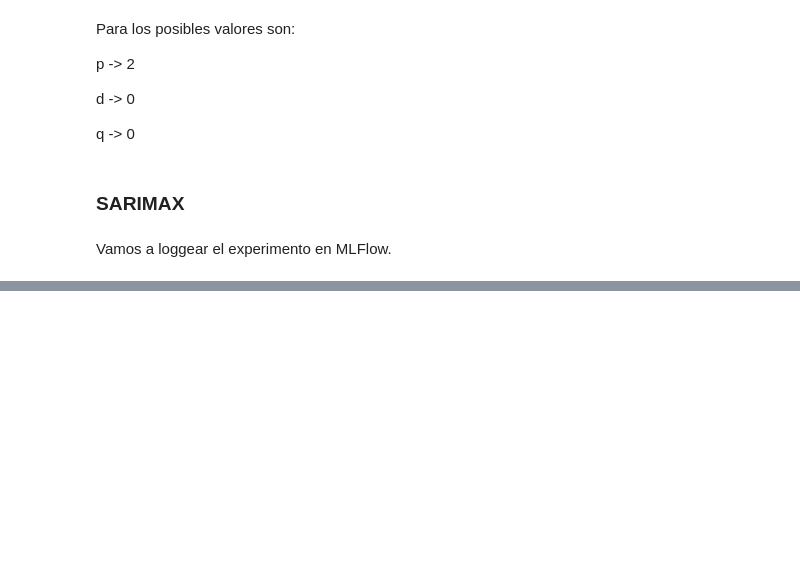
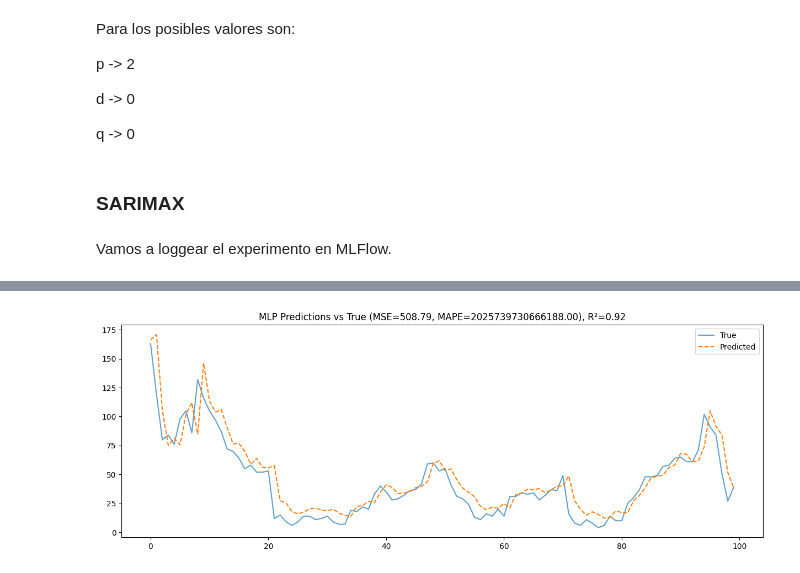
Before and after one commit to daduke1/proyecto-modelos, a Jupyter notebook: regression.ipynb, the cells around one changed output, grey strips where cells are left out. Saved outputs shown, nothing was run; the diff lists cells and outputs as text; code cells hidden in the pictures; blank space fills up the shorter version.

```diff
--- a/regression.ipynb
+++ b/regression.ipynb
@@ -1214,0 +1314,10 @@ El modelo SARIMAX dió las siguientes métricas:
+# %%
+mlp_deep_metrics = evaluate_model(
+    model=results_mlp['models']['deep'],
+    X_test=X_test_mlp,
+    y_test=y_test,
+    model_type='mlp',
+    scaler=univariate_data['scaler'],
+    n_future=n_future
+)
+# %% [output]
@@ -1214,0 +1325 @@ El modelo SARIMAX dió las siguientes métricas:
+[figure, added]
```
Also changed, not shown: parts of 25 cells of this notebook, 1 other file.
